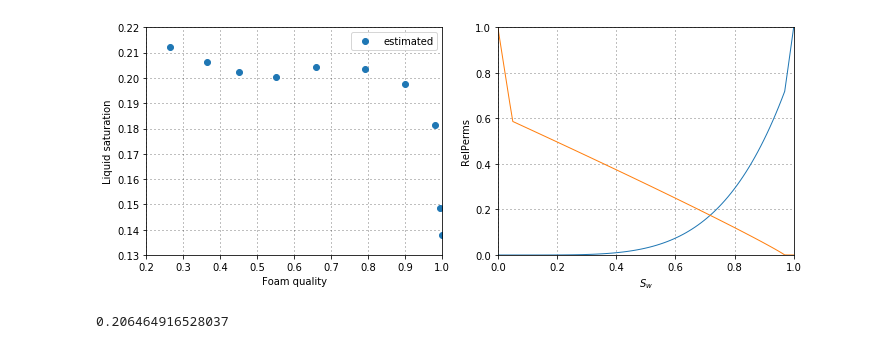
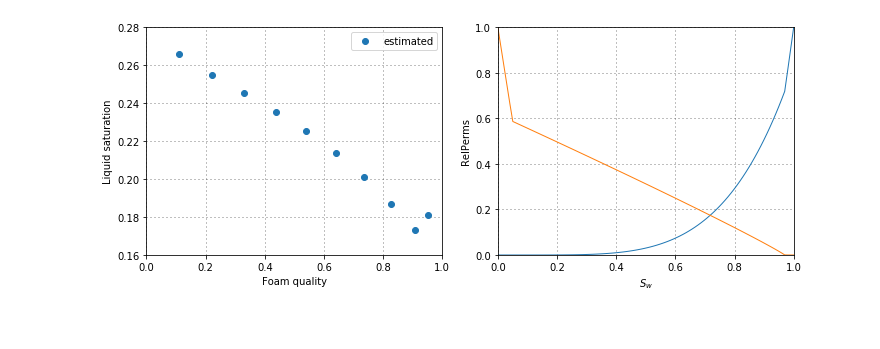
Before and after one commit to skahroba/FoamModel-ParameterFitting, a Jupyter notebook: FoamModel_ParameterFitting_fiveParam_leastsquare.ipynb, the cells around one changed output. Drawn from its saved outputs; the diff is of its cells as text; code cells hidden in the pictures.

```diff
--- a/FoamModel_ParameterFitting_fiveParam_leastsquare.ipynb
+++ b/FoamModel_ParameterFitting_fiveParam_leastsquare.ipynb
@@ -147,30 +174,30 @@ krw0 = 0.720
 # %%
 # sw_exp = np.zeros((n_data, 1))
 sw_plt = np.reshape(np.linspace(0.0,1.0, 100), (len(np.linspace(0.0,1.0, 100)), 1))
-
-sw_exp = (1-swc-sgr)*(data['mu_water']*(1-data['fg'])/(krw0*data['mu_tot']))**(1/nw)+swc
-sw_exp = np.reshape(sw_exp,(len(sw_exp),1))
+data['sw_exp'] = (1-swc-sgr)*(data['mu_water']*(1-data['fg_exp'])/(krw0*data['mu_exp']))**(1/nw)+swc
+# sw_exp = (1-swc-sgr)*(data['mu_water']*(1-data['fg_exp'])/(krw0*data['mu_exp']))**(1/nw)+swc
+sw_exp = np.reshape(data['sw_exp'] ,(len(data['sw_exp'] ),1))
 
 krg_plt = krg(sw_plt)
 krw_plt = krw(sw_plt)
 
 plt.figure(1, figsize=[10,4])
 plt.subplot(1,2,1)
-plt.plot(data['fg'], sw_exp, "o")
+plt.plot(data['fg_exp'], data['sw_exp'], "o")
 plt.xlabel("Foam quality")
 plt.ylabel("Liquid saturation")
 plt.legend(["estimated"])
 plt.grid()
 plt.tight_layout()
 
 plt.subplot(1,2,2)
 plt.plot(sw_plt, krw_plt, sw_plt, krg_plt)
 plt.xlabel(r"$S_w$")
 plt.ylabel("RelPerms")
 plt.grid()
 plt.tight_layout()
 # %% [output]
-[figure, old version]
+[figure, new version]
 # %%
 transition = pd.DataFrame(np.nan,np.arange(1),columns=['trans_ind','fg_trans','mu_trans'])
 
@@ -181,7 +208,3 @@ transition['mu_trans']  = data['mu_tot'].iloc[transition['trans_ind'].iloc[0]]
 
 sw_trans = (1-swc-sgr)*(data['mu_water'].iloc[transition['trans_ind'].iloc[0]]* \
                         (1-transition['fg_trans'].iloc[0])/(krw0*transition['mu_trans'].iloc[0]))**(1/nw)+swc
-# %%
-sw_trans
-# %% [output]
-0.206464916528037
```
Also changed, not shown: parts of 5 cells of this notebook, 1 other file.
